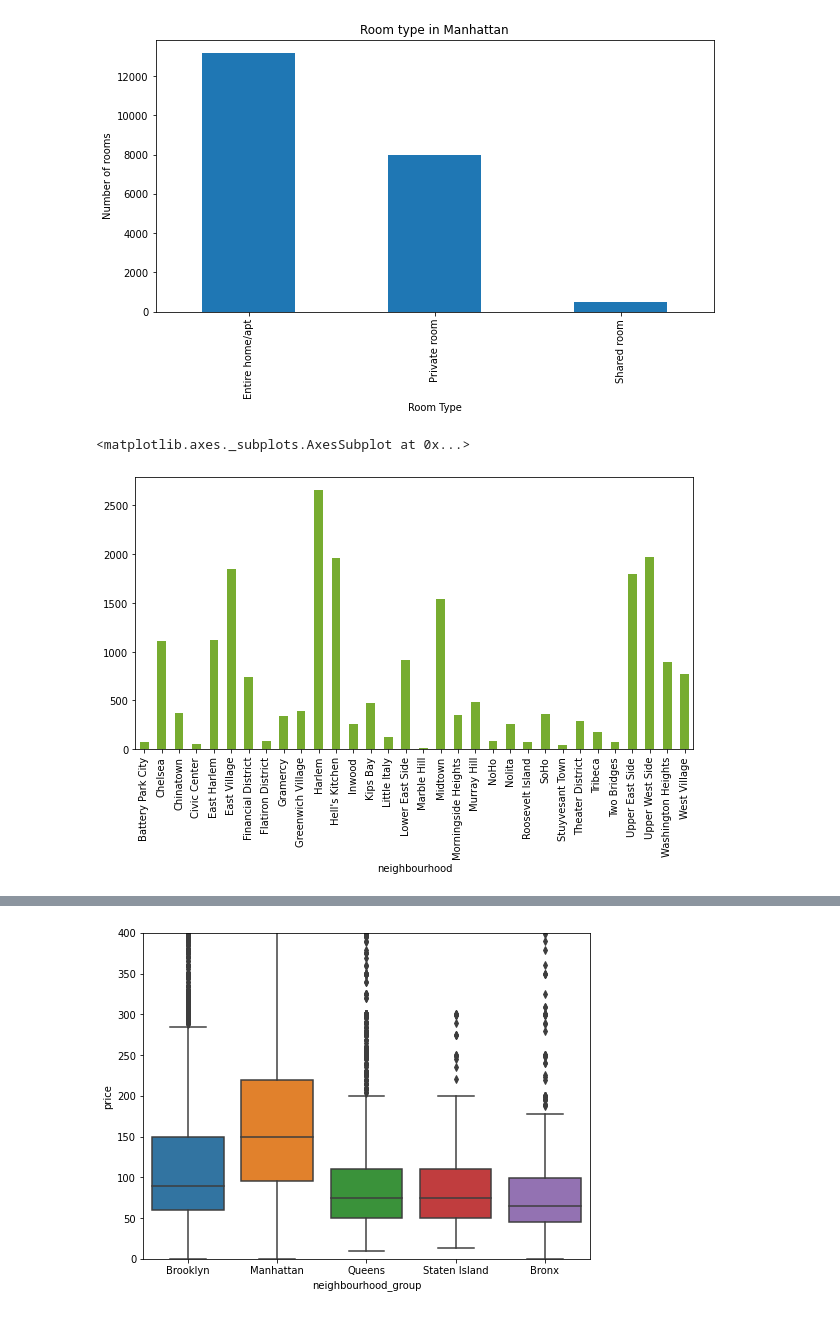
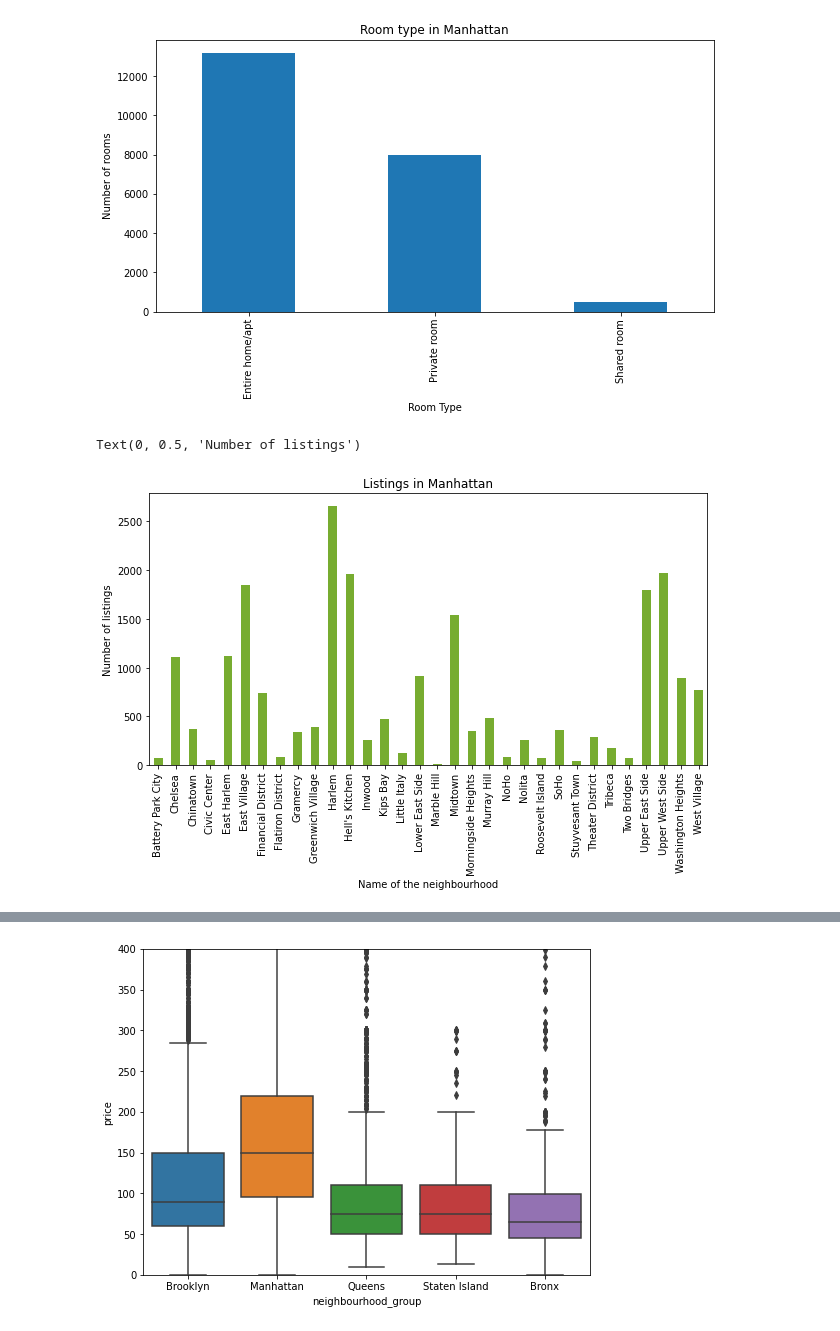
Before and after one commit to VaideswarReddy/Airbnb_data_analysis, a Jupyter notebook: Vaideswar_Reddy_Team_4_Capstone_Project.ipynb, the cells around one changed output, grey strips where cells are left out. Drawn from its saved outputs; the diff is of its cells as text; code cells hidden in the pictures.

```diff
--- a/Vaideswar_Reddy_Team_4_Capstone_Project.ipynb
+++ b/Vaideswar_Reddy_Team_4_Capstone_Project.ipynb
@@ -231,10 +248,14 @@ plt.ylabel(ylabel='Number of rooms')
 Text(0, 0.5, 'Number of rooms')
 [figure]
 # %%
+#listings in Manhattan
 plt.figure(figsize=(10,5))
 listings = df_1.groupby(['neighbourhood'])['name'].count()
 listings.plot(kind='bar',color=[0.4660, 0.6740, 0.1880])
+plt.title('Listings in Manhattan')
+plt.xlabel('Name of the neighbourhood')
+plt.ylabel('Number of listings')
 # %% [output]
-<matplotlib.axes._subplots.AxesSubplot at 0x...>
+Text(0, 0.5, 'Number of listings')
-[figure, old version]
+[figure, new version]
 # %%
```
Also changed, not shown: parts of 44 cells of this notebook.
